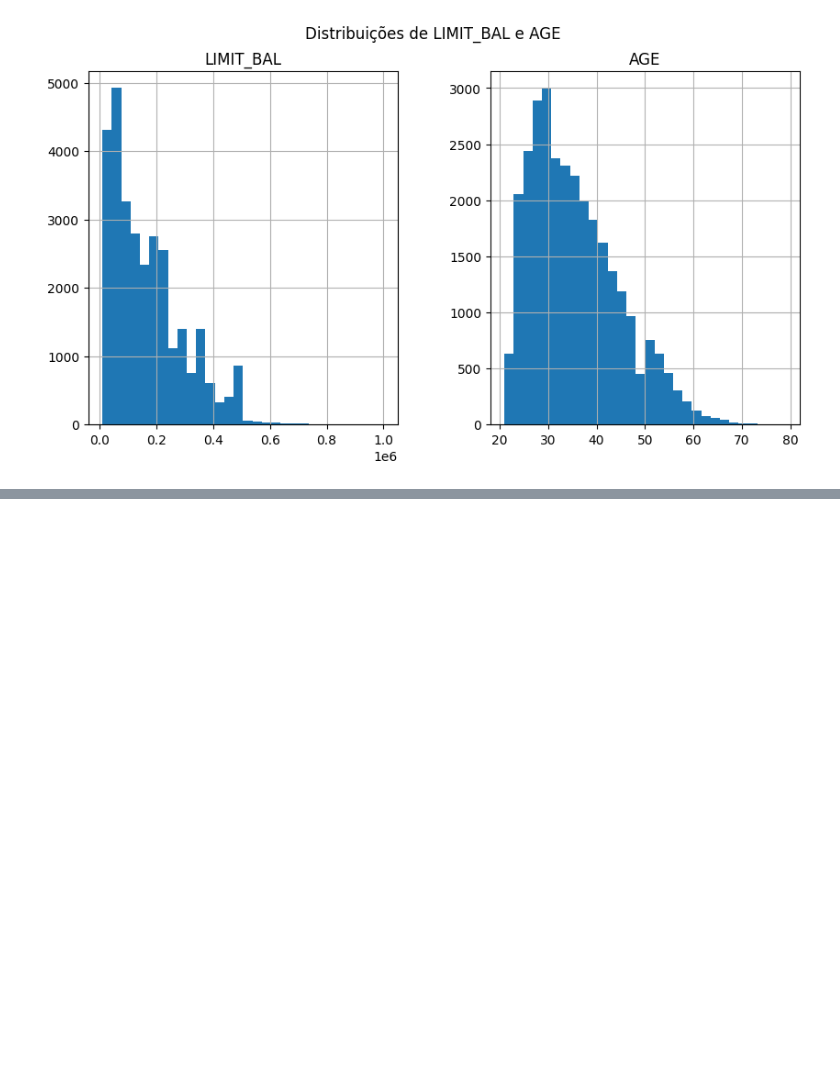
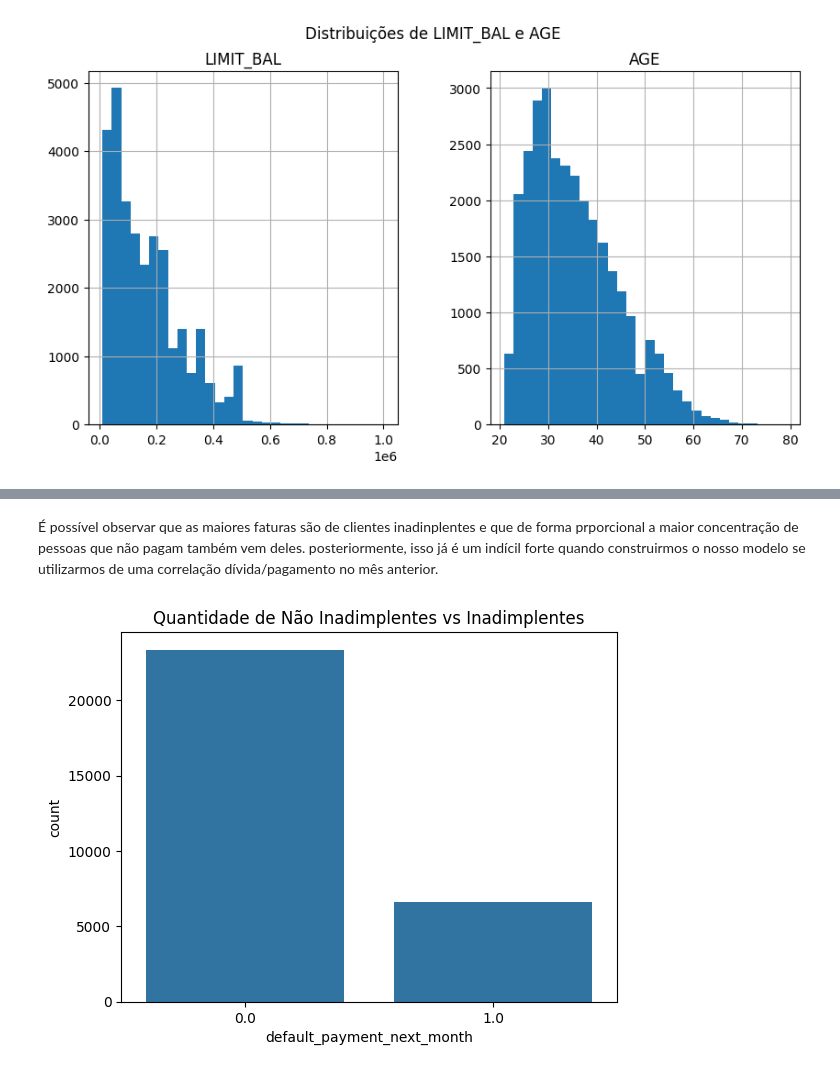
Before and after one commit to Micaelferrari/aprendizado-supervisionado, a Jupyter notebook: AprendizadoSuperisionado.ipynb, the cells around one changed output, grey strips where cells are left out. Cells and saved outputs as stored; diff of their text form; code cells hidden in the pictures; blank space fills up the shorter version.

```diff
--- a/AprendizadoSuperisionado.ipynb
+++ b/AprendizadoSuperisionado.ipynb
@@ -277,0 +347,8 @@ plt.show()
+# %% [markdown]
+É possível observar que as maiores faturas são de clientes inadinplentes e que de forma prporcional a maior concentração de pessoas que não pagam também vem deles. posteriormente, isso já é um indícil forte quando construirmos o nosso modelo se utilizarmos de uma correlação dívida/pagamento no mês anterior.
+# %%
+sns.countplot(data=df, x='default_payment_next_month')
+plt.title('Quantidade de Não Inadimplentes vs Inadimplentes')
+plt.show()
+# %% [output]
+[figure, added]
```
Also changed, not shown: parts of 11 cells of this notebook.
